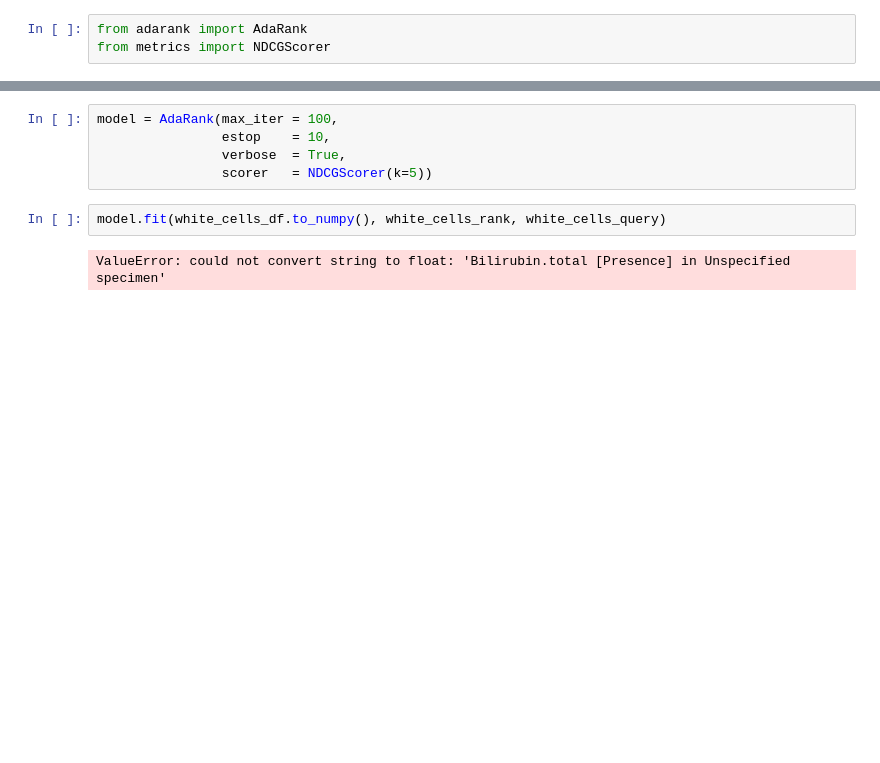
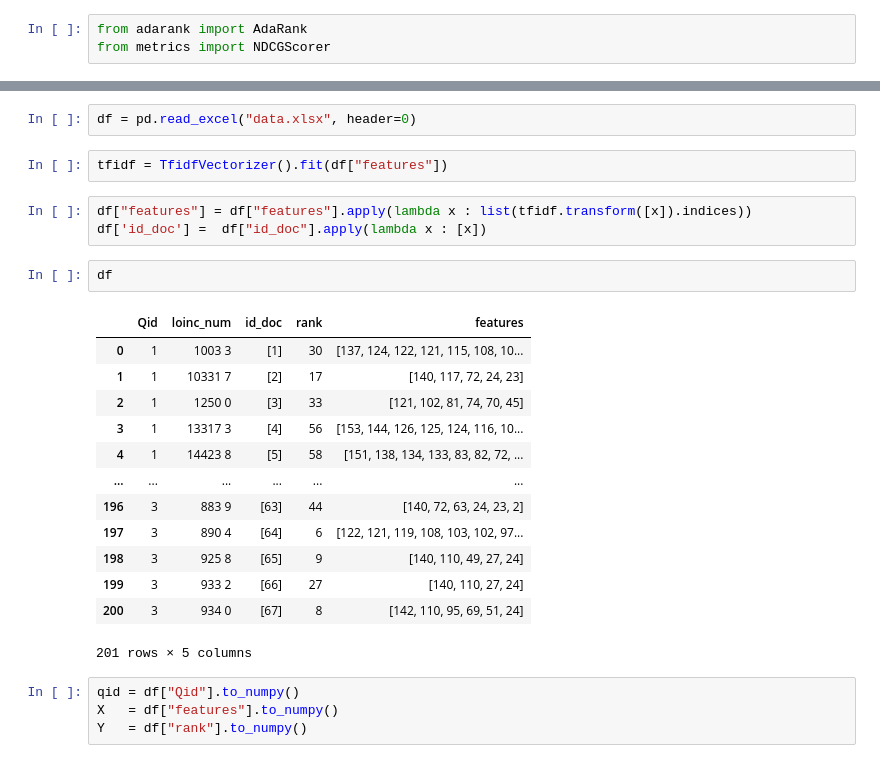
Before and after one commit to LucasGviedma/Assignment2, a Jupyter notebook: assignment2.ipynb, the cells around one changed output, grey strips where cells are left out. Cells and saved outputs as stored; diff of their text form; blank space fills up the shorter version.

```diff
--- a/assignment2.ipynb
+++ b/assignment2.ipynb
@@ -69,9 +10,27 @@ bilirubin_rank   = pd.to_numeric(bilirubin_df.pop('rank'))
-# %%
-model = AdaRank(max_iter = 100,
-                estop    = 10,
-                verbose  = True,
-                scorer   = NDCGScorer(k=5))
-# %%
-model.fit(white_cells_df.to_numpy(), white_cells_rank, white_cells_query)
-# %% [output]
-ValueError: could not convert string to float: 'Bilirubin.total [Presence] in Unspecified specimen'
+# %%
+df = pd.read_excel("data.xlsx", header=0)
+# %%
+tfidf = TfidfVectorizer().fit(df["features"])
+# %%
+df["features"] = df["features"].apply(lambda x : list(tfidf.transform([x]).indices))
+df['id_doc'] =  df["id_doc"].apply(lambda x : [x])
+# %%
+df
+# %% [output]
+|  | Qid | loinc_num | id_doc | rank | features |
+| 0 | 1 | 1003 3 | [1] | 30 | [137, 124, 122, 121, 115, 108, 10... |
+| 1 | 1 | 10331 7 | [2] | 17 | [140, 117, 72, 24, 23] |
+| 2 | 1 | 1250 0 | [3] | 33 | [121, 102, 81, 74, 70, 45] |
+| 3 | 1 | 13317 3 | [4] | 56 | [153, 144, 126, 125, 124, 116, 10... |
+| 4 | 1 | 14423 8 | [5] | 58 | [151, 138, 134, 133, 83, 82, 72, ... |
+| ... | ... | ... | ... | ... | ... |
+| 196 | 3 | 883 9 | [63] | 44 | [140, 72, 63, 24, 23, 2] |
+| 197 | 3 | 890 4 | [64] | 6 | [122, 121, 119, 108, 103, 102, 97... |
+| 198 | 3 | 925 8 | [65] | 9 | [140, 110, 49, 27, 24] |
+| 199 | 3 | 933 2 | [66] | 27 | [140, 110, 27, 24] |
+| 200 | 3 | 934 0 | [67] | 8 | [142, 110, 95, 69, 51, 24] |
+201 rows × 5 columns
+# %%
+qid = df["Qid"].to_numpy()
+X   = df["features"].to_numpy()
+Y   = df["rank"].to_numpy()
```
Also changed, not shown: parts of 9 cells of this notebook, 2 other files.
